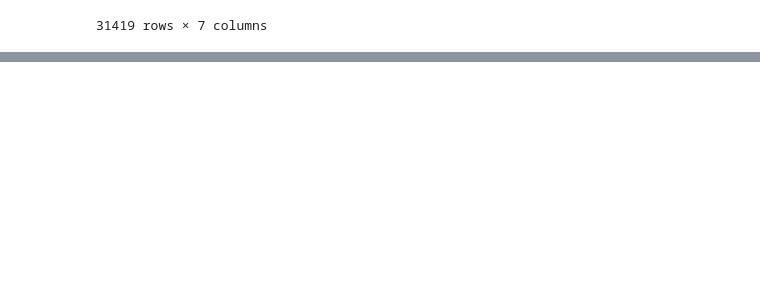
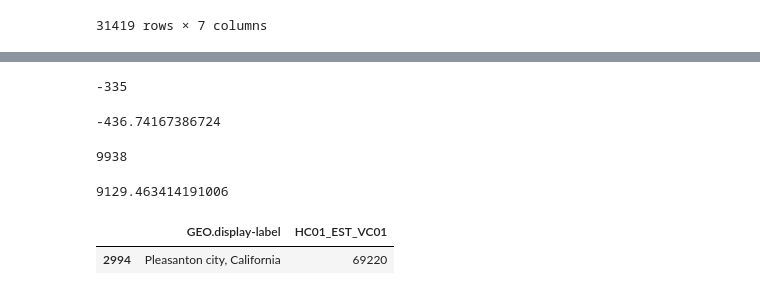
Before and after one commit to gumdropsteve/population_prophet, a Jupyter notebook: exploratory-data-analysis/timeseries/pop_by_place.ipynb, the cells around one changed output, grey strips where cells are left out. Cells and saved outputs as stored; diff of their text form; code cells hidden in the pictures; blank space fills up the shorter version.

```diff
--- a/exploratory-data-analysis/timeseries/pop_by_place.ipynb
+++ b/exploratory-data-analysis/timeseries/pop_by_place.ipynb
@@ -752,0 +811,22 @@ sf_forecast[['ds','yhat']][:13]
+# %%
+base_16-r_16
+# %% [output]
+-335
+# %%
+p_16-r_16
+# %% [output]
+-436.74167386724
+# %%
+base_17-r_17
+# %% [output]
+9938
+# %%
+p_17-r_17
+# %% [output]
+9129.463414191006
+# %%
+pl_11 = a11.loc[a11['GEO.display-label'] == 'Pleasanton city, California']
+pl_11
+# %% [output]
+|  | GEO.display-label | HC01_EST_VC01 |
+| 2994 | Pleasanton city, California | 69220 |
```
Also changed, not shown: parts of 7 cells of this notebook.
